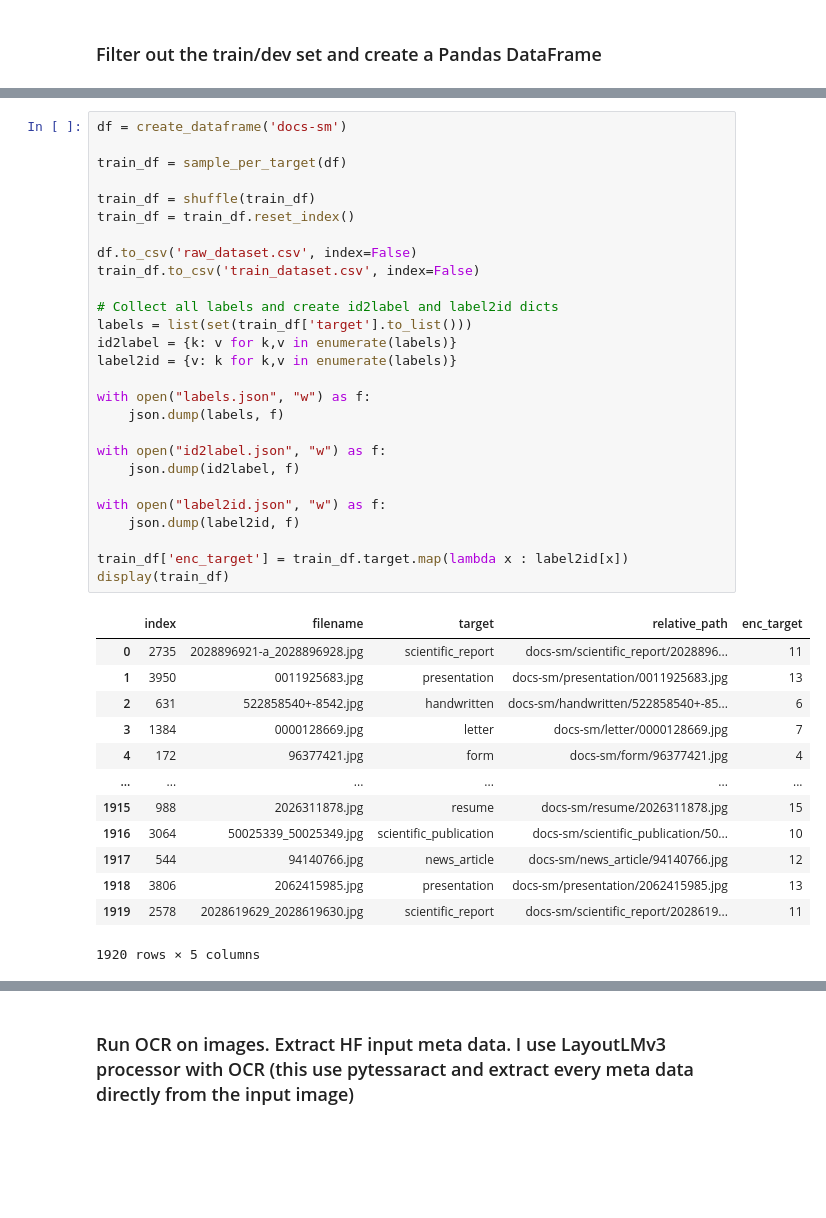
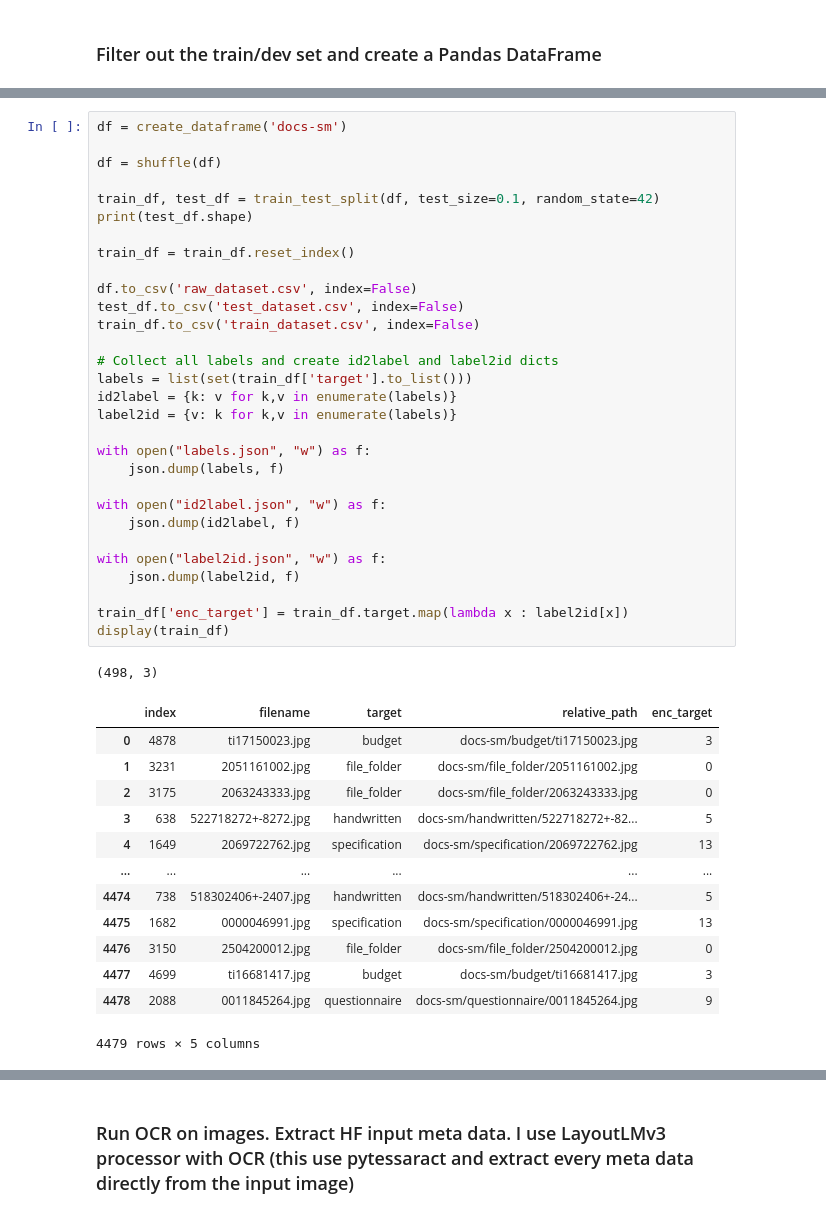
Before and after one commit to conditionedstimulus/DocumentClassifier, a Jupyter notebook: notebooks/preprocessing_train_data.ipynb, the cells around one changed output, grey strips where cells are left out. Saved outputs shown, nothing was run; the diff lists cells and outputs as text; blank space fills up the shorter version.

```diff
--- a/notebooks/preprocessing_train_data.ipynb
+++ b/notebooks/preprocessing_train_data.ipynb
@@ -49,42 +37,46 @@ def sample_per_target(df):
 # %%
 df = create_dataframe('docs-sm')
 
-train_df = sample_per_target(df)
+df = shuffle(df)
 
-train_df = shuffle(train_df)
+train_df, test_df = train_test_split(df, test_size=0.1, random_state=42)
+print(test_df.shape)
+
 train_df = train_df.reset_index()
 
 df.to_csv('raw_dataset.csv', index=False)
+test_df.to_csv('test_dataset.csv', index=False)
 train_df.to_csv('train_dataset.csv', index=False)
 
 # Collect all labels and create id2label and label2id dicts
 labels = list(set(train_df['target'].to_list()))
 id2label = {k: v for k,v in enumerate(labels)}
 label2id = {v: k for k,v in enumerate(labels)}
 
 with open("labels.json", "w") as f:
     json.dump(labels, f)
 
 with open("id2label.json", "w") as f:
     json.dump(id2label, f)
 
 with open("label2id.json", "w") as f:
     json.dump(label2id, f)
 
 train_df['enc_target'] = train_df.target.map(lambda x : label2id[x])
 display(train_df)
 # %% [output]
+(498, 3)
 |  | index | filename | target | relative_path | enc_target |
-| 0 | 2735 | 2028896921-a_2028896928.jpg | scientific_report | docs-sm/scientific_report/2028896... | 11 |
-| 1 | 3950 | 0011925683.jpg | presentation | docs-sm/presentation/0011925683.jpg | 13 |
-| 2 | 631 | 522858540+-8542.jpg | handwritten | docs-sm/handwritten/522858540+-85... | 6 |
-| 3 | 1384 | 0000128669.jpg | letter | docs-sm/letter/0000128669.jpg | 7 |
-| 4 | 172 | 96377421.jpg | form | docs-sm/form/96377421.jpg | 4 |
+| 0 | 4878 | ti17150023.jpg | budget | docs-sm/budget/ti17150023.jpg | 3 |
+| 1 | 3231 | 2051161002.jpg | file_folder | docs-sm/file_folder/2051161002.jpg | 0 |
+| 2 | 3175 | 2063243333.jpg | file_folder | docs-sm/file_folder/2063243333.jpg | 0 |
+| 3 | 638 | 522718272+-8272.jpg | handwritten | docs-sm/handwritten/522718272+-82... | 5 |
+| 4 | 1649 | 2069722762.jpg | specification | docs-sm/specification/2069722762.jpg | 13 |
 | ... | ... | ... | ... | ... | ... |
-| 1915 | 988 | 2026311878.jpg | resume | docs-sm/resume/2026311878.jpg | 15 |
-| 1916 | 3064 | 50025339_50025349.jpg | scientific_publication | docs-sm/scientific_publication/50... | 10 |
-| 1917 | 544 | 94140766.jpg | news_article | docs-sm/news_article/94140766.jpg | 12 |
-| 1918 | 3806 | 2062415985.jpg | presentation | docs-sm/presentation/2062415985.jpg | 13 |
-| 1919 | 2578 | 2028619629_2028619630.jpg | scientific_report | docs-sm/scientific_report/2028619... | 11 |
+| 4474 | 738 | 518302406+-2407.jpg | handwritten | docs-sm/handwritten/518302406+-24... | 5 |
+| 4475 | 1682 | 0000046991.jpg | specification | docs-sm/specification/0000046991.jpg | 13 |
+| 4476 | 3150 | 2504200012.jpg | file_folder | docs-sm/file_folder/2504200012.jpg | 0 |
+| 4477 | 4699 | ti16681417.jpg | budget | docs-sm/budget/ti16681417.jpg | 3 |
+| 4478 | 2088 | 0011845264.jpg | questionnaire | docs-sm/questionnaire/0011845264.jpg | 9 |
-1920 rows × 5 columns
+4479 rows × 5 columns
 # %%
```
Also changed, not shown: parts of 11 cells of this notebook, 5 other files.
